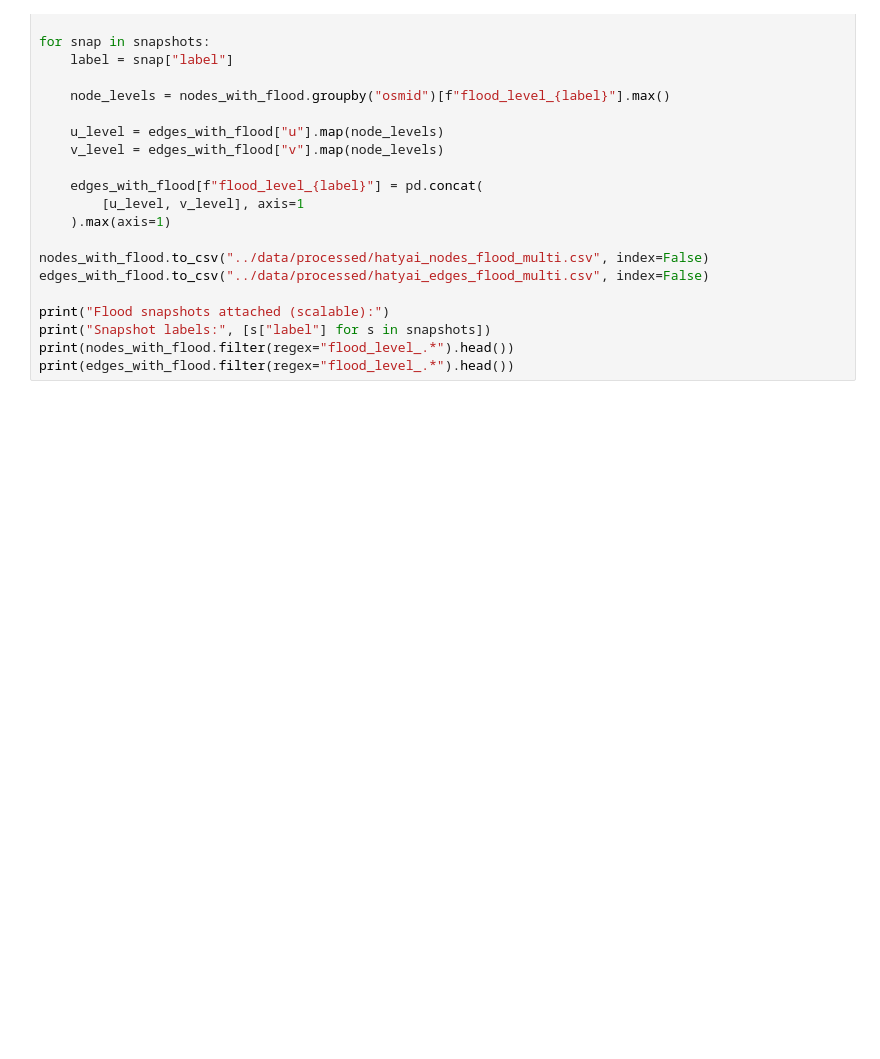
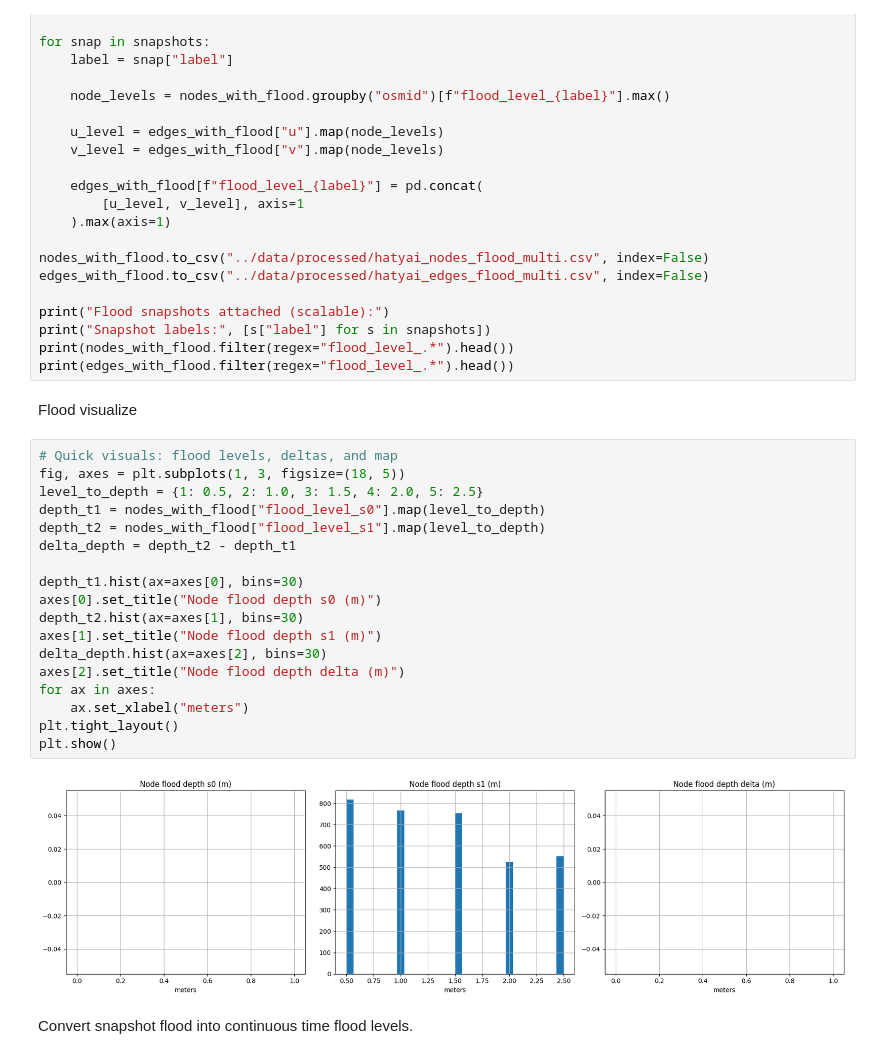
Before and after one commit to CosmosDever/Thesis-EvSim-Flooding-TH, a Jupyter notebook: notebooks/06_flood_attachment.ipynb, the cells around one changed output. Saved outputs shown, nothing was run; the diff lists cells and outputs as text; blank space fills up the shorter version.

```diff
--- a/notebooks/06_flood_attachment.ipynb
+++ b/notebooks/06_flood_attachment.ipynb
@@ -80,3 +87,27 @@ print("Flood snapshots attached (scalable):")
 print("Snapshot labels:", [s["label"] for s in snapshots])
 print(nodes_with_flood.filter(regex="flood_level_.*").head())
 print(edges_with_flood.filter(regex="flood_level_.*").head())
+# %% [markdown]
+Flood visualize
+# %%
+# Quick visuals: flood levels, deltas, and map
+fig, axes = plt.subplots(1, 3, figsize=(18, 5))
+level_to_depth = {1: 0.5, 2: 1.0, 3: 1.5, 4: 2.0, 5: 2.5}
+depth_t1 = nodes_with_flood["flood_level_s0"].map(level_to_depth)
+depth_t2 = nodes_with_flood["flood_level_s1"].map(level_to_depth)
+delta_depth = depth_t2 - depth_t1
+
+depth_t1.hist(ax=axes[0], bins=30)
+axes[0].set_title("Node flood depth s0 (m)")
+depth_t2.hist(ax=axes[1], bins=30)
+axes[1].set_title("Node flood depth s1 (m)")
+delta_depth.hist(ax=axes[2], bins=30)
+axes[2].set_title("Node flood depth delta (m)")
+for ax in axes:
+    ax.set_xlabel("meters")
+plt.tight_layout()
+plt.show()
+# %% [output]
+[figure, added]
+# %% [markdown]
+Convert snapshot flood into continuous time flood levels.
```
Also changed, not shown: parts of 3 cells of this notebook.
